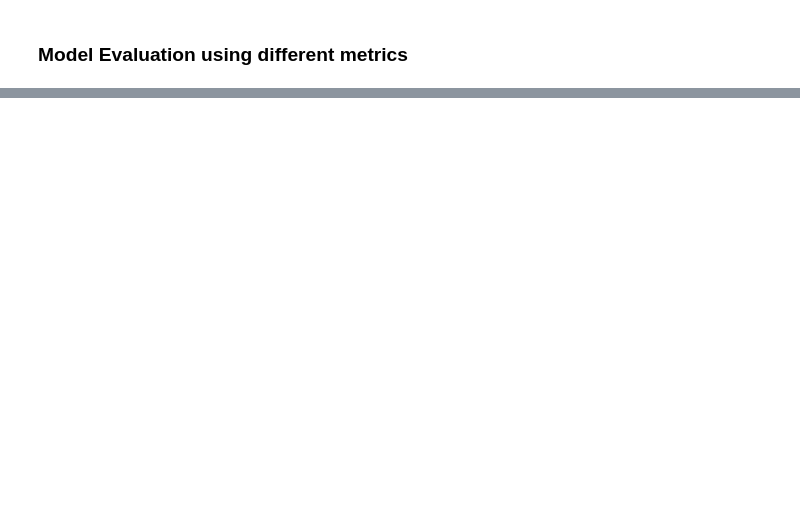
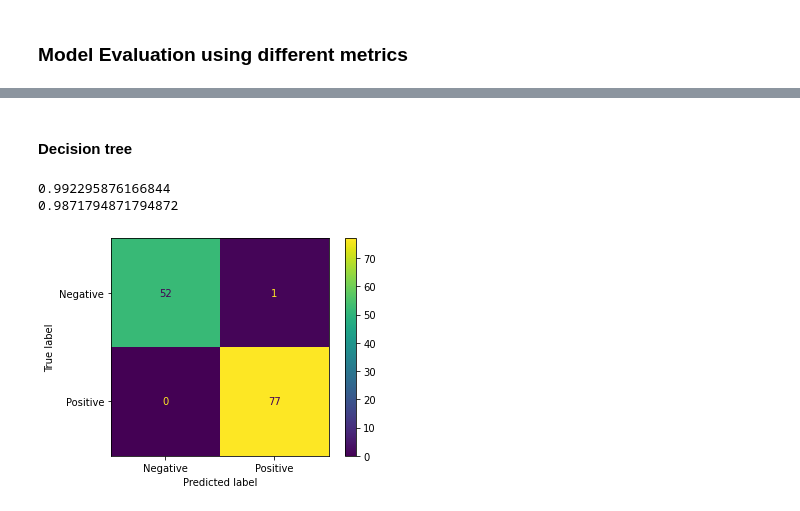
Before and after one commit to binodmathews93/ML-Projects, a Jupyter notebook: Diabetes Prediction Using Classification models.ipynb, the cells around one changed output, grey strips where cells are left out. Cells and saved outputs as stored; diff of their text form; code cells hidden in the pictures; blank space fills up the shorter version.

```diff
--- a/Diabetes Prediction Using Classification models.ipynb
+++ b/Diabetes Prediction Using Classification models.ipynb
@@ -188,0 +254,20 @@ print(logloss)
+# %% [markdown]
+#### Decision tree
+# %%
+# evaluation for the Decision tree algo
+
+yhat_val = drugTree_final.predict(X_val)
+
+f1score = f1_score(y_val, yhat_val, average='weighted')
+jaccard = jaccard_score(y_val, yhat_val , pos_label="Positive")
+
+print(f1score)
+print(jaccard)
+
+# plotting confusion matrix
+plot_confusion_matrix(drugTree_final, X_val, y_val)
+plt.show()
+# %% [output]
+0.992295876166844
+0.9871794871794872
+[figure, added]
```
Also changed, not shown: parts of 12 cells of this notebook.
